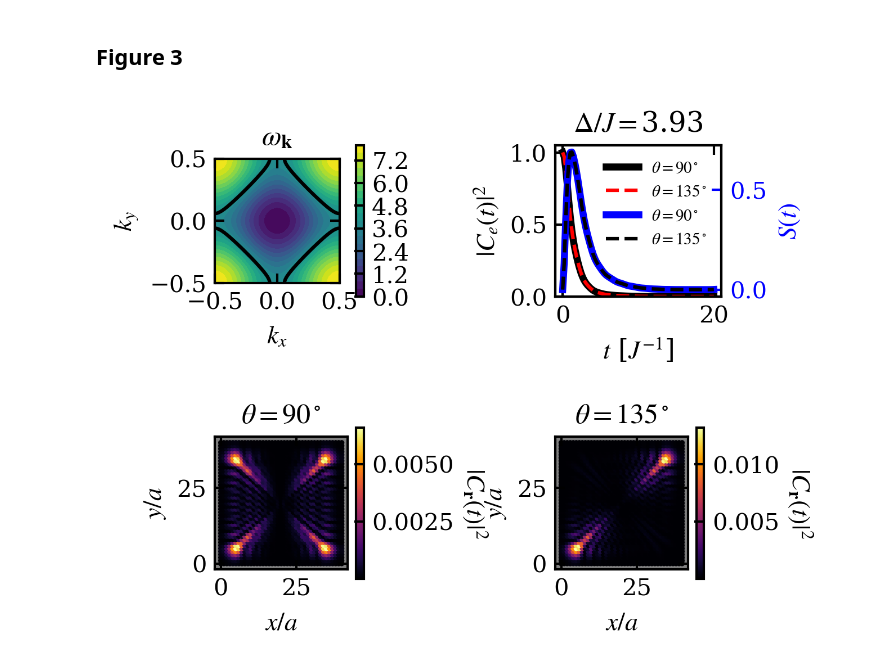
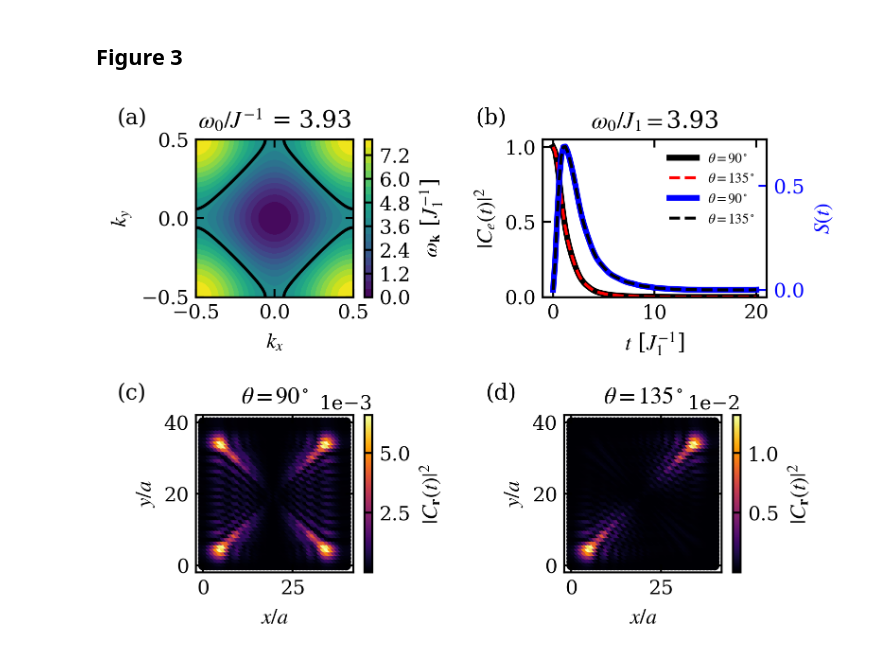
Before and after one commit to AntonioMoralesPerez/emitter-crystal-coupling, a Jupyter notebook: paper_kimble.ipynb, the cells around one changed output. Drawn from its saved outputs; the diff is of its cells as text; code cells hidden in the pictures.

```diff
--- a/paper_kimble.ipynb
+++ b/paper_kimble.ipynb
@@ -20,7 +23,7 @@ Just a bit of code to make figures more beautiful
 # %%
 mpl.rcParams.update({
     # Figure
-    "figure.figsize": (4.5, 3.5),   # default figure size in inches
+    "figure.figsize": (7, 6),   # default figure size in inches, for one-column width
     "figure.dpi": 300,              # higher resolution
 
     # Font
@@ -321,9 +313,9 @@ fig.savefig("./figures/paper_figure_2.png")
 # %% [markdown]
 ## Figure 3
 # %%
-alpha_norm = ALPHA/np.abs(T1)
-t1_norm = T1/np.abs(T1)
-t2_norm = T2/np.abs(T1)
+alpha_norm = ALPHA/np.abs(J1)
+j1_norm = J1/np.abs(J1)
+j2_norm = J2/np.abs(J1)
 
 infiniteModel = tb.tb_model(2, 2, LAT, ORB)
 
@@ -331,12 +323,12 @@ infiniteModel = tb.tb_model(2, 2, LAT, ORB)
 infiniteModel.set_onsite([alpha_norm])
 
 # 1st nn
-infiniteModel.set_hop(t1_norm, 0, 0, [1, 0])
-infiniteModel.set_hop(t1_norm, 0, 0, [0, 1])
+infiniteModel.set_hop(j1_norm, 0, 0, [1, 0])
+infiniteModel.set_hop(j1_norm, 0, 0, [0, 1])
 
 # 2nd nn
-infiniteModel.set_hop(t2_norm, 0, 0, [1, 1])
-infiniteModel.set_hop(t2_norm, 0, 0, [1, -1])
+infiniteModel.set_hop(j2_norm, 0, 0, [1, 1])
+infiniteModel.set_hop(j2_norm, 0, 0, [1, -1])
 # %%
 # --- Generate k-point grid in the 2D Brillouin zone ---
 # Assuming square BZ [-0.5, 0.5) x [-0.5, 0.5) in reciprocal coords
@@ -390,9 +382,9 @@ else:
 rjpts = mf.meshgrid_points(xjg, yjg, indexing="xy")
 
 gr0rj_1 = mf.compute_gr0r(E_band, dipole_moment_1, detuning_freq, kpts, rjpts)
-gr0rj_1_norm = gr0rj_1 * np.abs(T1)  # normalize to |t1|
+gr0rj_1_norm = gr0rj_1 * np.abs(J1)  # normalize to |t1|
 gr0rj_2 = mf.compute_gr0r(E_band, dipole_moment_2, detuning_freq, kpts, rjpts)
-gr0rj_2_norm = gr0rj_2 * np.abs(T1)  # normalize to |t1|
+gr0rj_2_norm = gr0rj_2 * np.abs(J1)  # normalize to |t1|
 # TODO: check normalization here, does it make sense?
 
 # %% Build the light-matter Hamiltonian
@@ -428,20 +420,23 @@ psit_1 = expm_multiply(-1j * H_total_1, psi0, T0, TF, T_STEPS, endpoint=True)
 psit_2 = expm_multiply(-1j * H_total_2, psi0, T0, TF, T_STEPS, endpoint=True)
 # %%
 # --- Plotting ---
-fig, axs = plt.subplots(2,2)
+fig, axs = plt.subplots(2, 2, figsize=(5.5, 4))
+
+panel_labels = ['(a)', '(b)', '(c)', '(d)']
 
 # Filled contour of band dispersion in the first quadrant
 ax = axs[0,0]
 c = ax.contourf(kx_grid, ky_grid, omega, levels=20, cmap="viridis")
-fig.colorbar(c, ax=ax, pad=0.1)
+fig.colorbar(c, ax=ax, label=r"$\omega_\mathbf{k}$ [$J_1^{-1}$]")
 
 # Isofrequency contour at the emitter frequency
 ax.contour(kx_grid, ky_grid, omega, levels=[detuning_freq], colors="black", linewidths=1.5)
 
 ax.set_xlabel(r"$k_x$")
 ax.set_ylabel(r"$k_y$")
-ax.set_title(r"$\omega_𝐤$")
+ax.set_title(r"$\omega_0/J^{-1}$ = " + f"%.2f" % detuning_freq)
 ax.set_aspect("equal")
+ax.text(-0.5, 1.1, panel_labels[0], transform=ax.transAxes)
 
 # %% Plot emitter's dynamics
 
@@ -461,7 +456,7 @@ ax1 = axs[0,1]
 # left y-axis: population
 l1, = ax1.plot(tvals, mod_Ce_squared_1, lw=3, c="k", label=r"$\theta=90^\circ$")
 l2, = ax1.plot(tvals, mod_Ce_squared_2, c="r", ls="--", label=r"$\theta=135^\circ$")
-ax1.set_xlabel(r"$t$ [$J^{-1}$]")
+ax1.set_xlabel(r"$t$ [$J_1^{-1}$]")
 ax1.set_ylabel(r"$|C_e(t)|^2$")
 ax1.set_ylim([0, 1.05])
 
@@ -478,7 +473,8 @@ labels = [line.get_label() for line in lines]
 ax1.legend(lines, labels, loc="best", fontsize=7)
 
 # title
-ax1.set_title(r"$\Delta/J = $" + f"%.2f" % detuning_freq)
+ax1.set_title(r"$\omega_0/J_1 = $" + f"%.2f" % detuning_freq)
+ax1.text(-0.3, 1.1, panel_labels[1], transform=ax1.transAxes)
 
 # get positions in Cartesian coordinates (requires find_positions() defined above)
 positions = mf.find_positions(finiteModel._orb, finiteModel._lat)
@@ -492,37 +488,39 @@ y = positions[:, 1]
 z1 = mod_Cr_squared_1
 z2 = mod_Cr_squared_2
 
 # Plot figure ...
 ax = axs[1,0]
 
 # scatter plot
 sc = ax.scatter(x, y, c=z1, s=mf.marker_size(len(x)), marker="o", cmap="inferno")
 
 # axis properties
 ax.set(xlabel=r"$x/a$", ylabel=r"$y/a$", title=r"$\theta=90^\circ$")
-ax.set_facecolor("gray")
 ax.set_aspect("equal")
+ax.text(-0.5, 1.1, panel_labels[2], transform=ax.transAxes)
 
 # colorbar
 cbar = fig.colorbar(sc, ax=ax)
-cbar.set_label(r"$|C_\mathbf{r}(t)|^2$", rotation=270, labelpad=15)
+cbar.formatter.set_powerlimits((0, 0))
+cbar.set_label(r"$|C_\mathbf{r}(t)|^2$")
 
 # Plot figure ...
 ax = axs[1,1]
 
 # scatter plot
 sc = ax.scatter(x, y, c=z2, s=mf.marker_size(len(x)), marker="o", cmap="inferno")
 
 # axis properties
 ax.set(xlabel=r"$x/a$", ylabel=r"$y/a$", title=r"$\theta=135^\circ$")
-ax.set_facecolor("gray")
 ax.set_aspect("equal")
+ax.text(-0.5, 1.1, panel_labels[3], transform=ax.transAxes)
 
 # colorbar
 cbar = plt.colorbar(sc, ax=ax)
-cbar.set_label(r"$|C_\mathbf{r}(t)|^2$", rotation=270, labelpad=15)
+cbar.formatter.set_powerlimits((0, 0))
+cbar.set_label(r"$|C_\mathbf{r}(t)|^2$")
 
-fig.tight_layout()
-fig.savefig("./figures/paper_figure_3.png")
+fig.tight_layout(pad=1.0)
+fig.savefig("./figures/paper_figure_3.svg")
 # %% [output]
-[figure, old version]
+[figure, new version]
```
Also changed, not shown: parts of 5 cells of this notebook, 3 other files.
